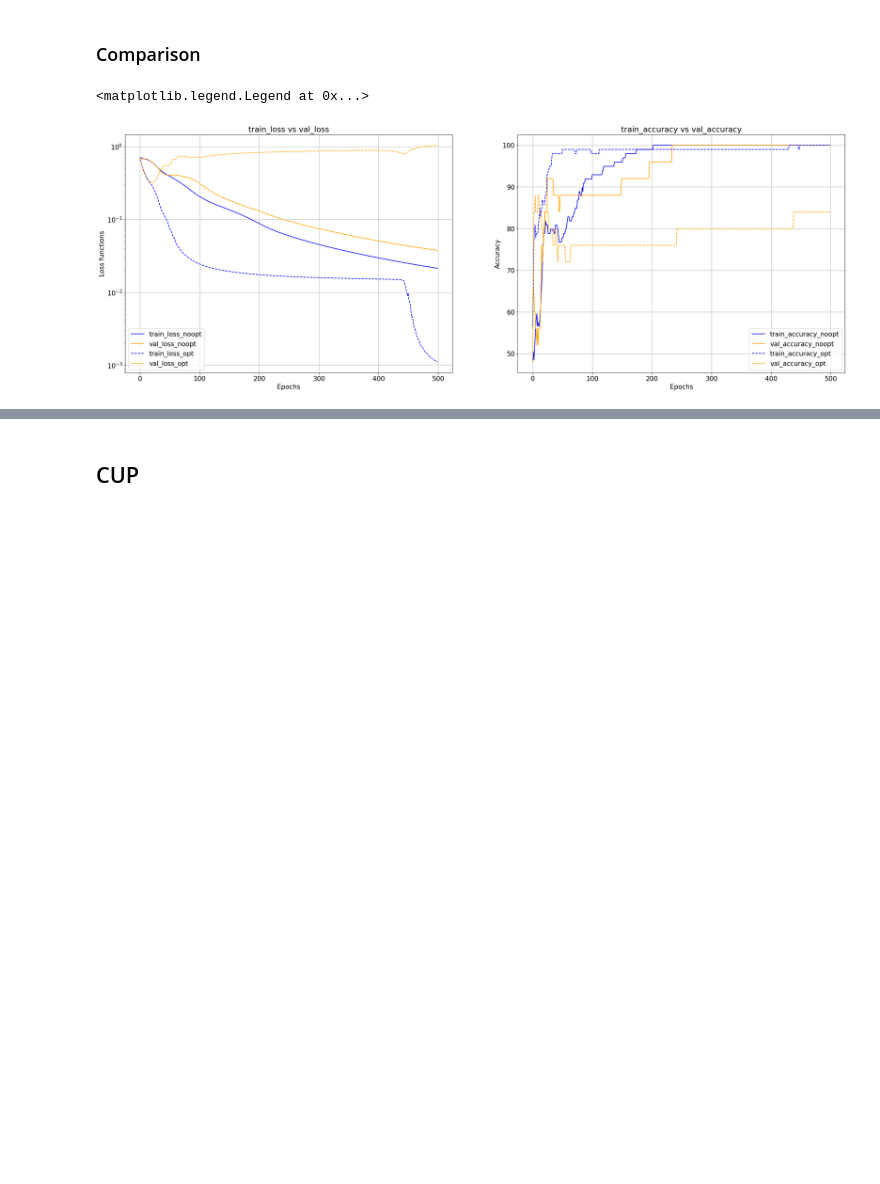
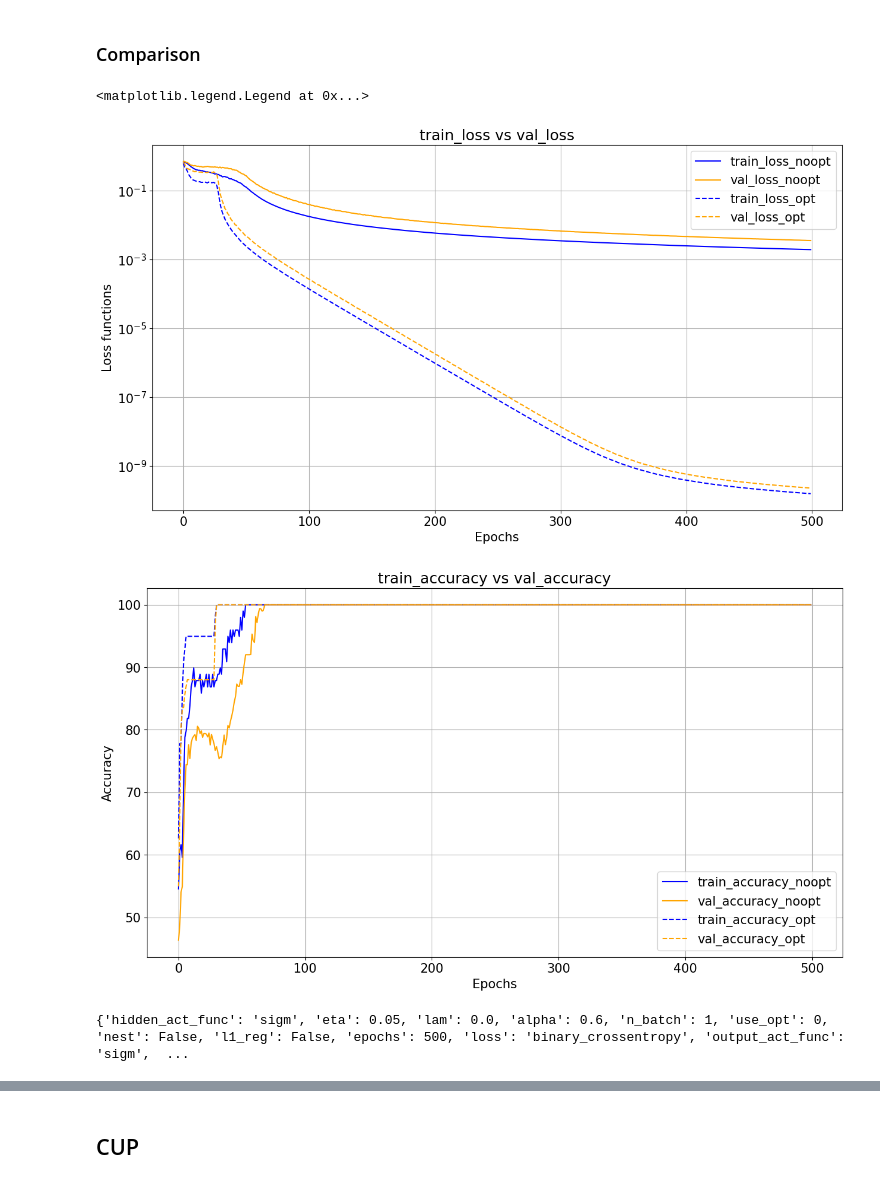
Before and after one commit to gmg00/ML_prj, a Jupyter notebook: notebooks/optimizer_exploration.ipynb, the cells around one changed output, grey strips where cells are left out. Saved outputs shown, nothing was run; the diff lists cells and outputs as text; code cells hidden in the pictures; blank space fills up the shorter version.

```diff
--- a/notebooks/optimizer_exploration.ipynb
+++ b/notebooks/optimizer_exploration.ipynb
@@ -73,11 +73,11 @@ elif preprocessing == 2:
 Define training and model hyperparameters
 # %%
 orig_params = {'hidden_dim': 4,
-        'hidden_act_func': 'tanh',
-        'eta': 0.1,
+        'hidden_act_func': 'sigm',
+        'eta': 0.05,
         'lam': 0.0,
-        'alpha': 0.9,
-        'n_batch': 99,
+        'alpha': 0.6,
+        'n_batch': 1,
         'use_opt':0,
         'nest': False,
         'l1_reg' : False,
@@ -97,7 +97,7 @@ output_layer = Layer(hidden_layer, 1, 'sigm', init_weights_mode='rand')
 
 model = NeuralNetwork(input_layer, output_layer, loss = 'binary_crossentropy', metrics = [accuracy, MSE])
 
-init_weights_list = model.get_initial_weights_list()
+init_weights_list = model.get_weights_list()
 # %% [markdown]
 Training without Adam optimizer:
 # %%
@@ -225,32 +226,50 @@ plt.legend(fontsize=15)
 # %% [markdown]
 ### Comparison
 # %%
-plt.figure(1,figsize=(30,10))
-plt.subplot(1,2,1)
+plt.figure(1,figsize=(15,8))
+
 plt.plot(history_noopt['train_loss'], '-', label='train_loss_noopt', color='blue')
 plt.plot(history_noopt['val_loss'], '-', label='val_loss_noopt', color='orange')
 plt.plot(history_opt['train_loss'], '--', label='train_loss_opt', color='blue')
 plt.plot(history_opt['val_loss'], '--', label='val_loss_opt', color='orange')
 plt.yscale('log')
 plt.xlabel('Epochs', size=15)
 plt.ylabel('Loss functions', size=15)
 plt.title('train_loss vs val_loss', size=18)
 plt.xticks(size=15)
 plt.yticks(size=15)
 plt.grid()
 plt.legend(fontsize=15)
-plt.subplot(1,2,2)
+plt.figure(2,figsize=(15,8))
 plt.plot(history_noopt['train_accuracy'], '-',label='train_accuracy_noopt', color='blue')
 plt.plot(history_noopt['val_accuracy'], '-', label='val_accuracy_noopt', color='orange')
 plt.plot(history_opt['train_accuracy'], '--', label='train_accuracy_opt', color='blue')
 plt.plot(history_opt['val_accuracy'], '--', label='val_accuracy_opt', color='orange')
 plt.xlabel('Epochs', size=15)
 plt.ylabel('Accuracy', size=15)
 plt.title('train_accuracy vs val_accuracy', size=18)
 plt.xticks(size=15)
 plt.yticks(size=15)
 plt.grid()
 plt.legend(fontsize=15)
 # %% [output]
 <matplotlib.legend.Legend at 0x...>
-[figure, old version]
+[figure, new version]
+[figure, added]
+# %%
+params = orig_params.copy()
+params['loss'] = 'binary_crossentropy'
+params['output_act_func'] = 'sigm'
+params['scale_eta_batchsize'] = None
+params['dim_hidden'] = params.pop('hidden_dim')
+#params['n_batch'] = 'batch'
+print(params)
+seed = np.random.randint(10,1000)
+np.random.seed(seed)
+params['use_opt'] = 0
+history_cv_noopt = cross_validation(X_train_monk, y_train_monk.reshape(1,X_train_monk.shape[1]), folds=5, metrics=[MSE,accuracy], params=params.copy(), callbacks={'early_stopping':None, 'reduce_eta':None})
+np.random.seed(seed)
+params['use_opt'] = 1
+history_cv_opt = cross_validation(X_train_monk, y_train_monk.reshape(1,X_train_monk.shape[1]), 5, [MSE,accuracy], params=params.copy(), callbacks={'early_stopping':None, 'reduce_eta':None})
+# %% [output]
+{'hidden_act_func': 'sigm', 'eta': 0.05, 'lam': 0.0, 'alpha': 0.6, 'n_batch': 1, 'use_opt': 0, 'nest': False, 'l1_reg': False, 'epochs': 500, 'loss': 'binary_crossentropy', 'output_act_func': 'sigm',  ...
```
Also changed, not shown: parts of 19 cells of this notebook, 26 other files.
